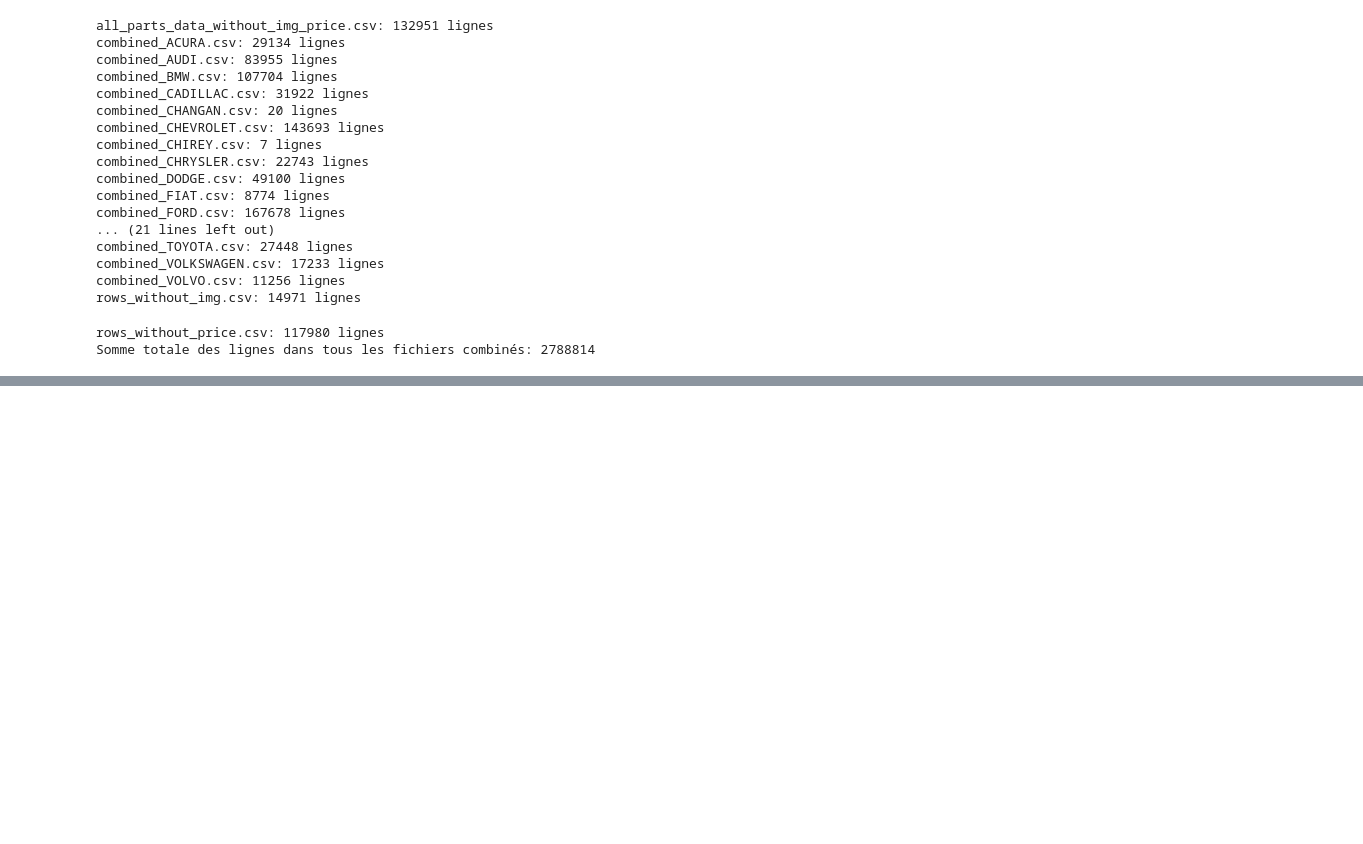
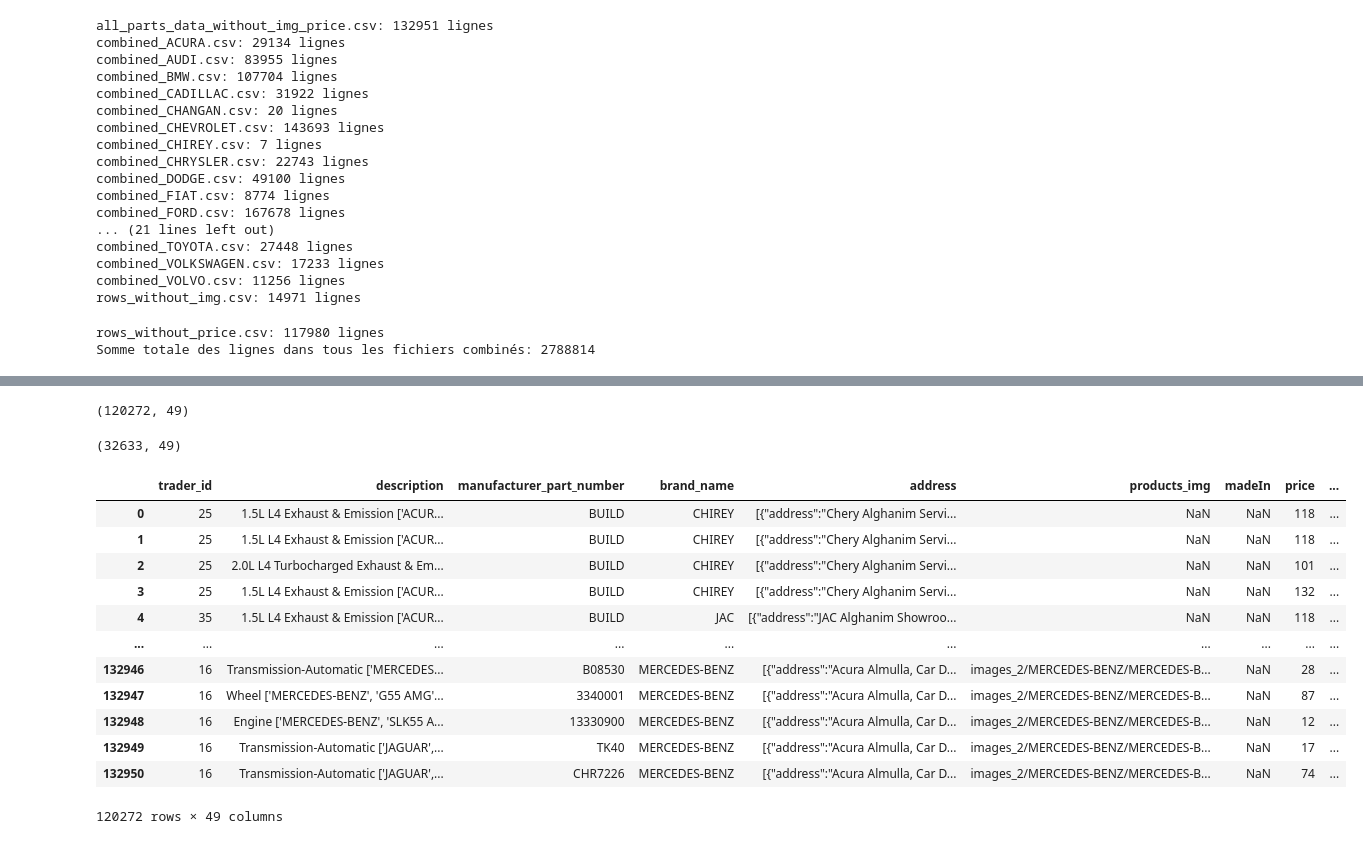
Before and after one commit to AbdelghaffourMouhsine/Mham_AWS_Car_Parts_Scraping_Project_v2, a Jupyter notebook: code.ipynb, the cells around one changed output, grey strips where cells are left out. Drawn from its saved outputs; the diff is of its cells as text; code cells hidden in the pictures; blank space fills up the shorter version.

Commit message:
adding prices to parts without prices

```diff
--- a/code.ipynb
+++ b/code.ipynb
@@ -774,6 +774,10 @@ import json
 
 folder_path = f'{main_folder_results}/combined_brands/updated_price_img_data'
 output_folder = f'{main_folder_results}/combined_brands/last_results'
+
+# folder_path = f'./results/last_results_products_without_price_img'
+# output_folder = f'./results/last_results_products_without_price_img'
+
 os.makedirs(output_folder, exist_ok=True)
 
 # Charger les fichiers traders_info.csv et agencies_locations.csv
@@ -804,7 +808,8 @@ for file_name in os.listdir(folder_path):
                 # Modifier 'trader_id' et 'products_img'
                 trader_id, brand_img = get_trader_info(brand_name)
                 df.at[i, 'trader_id'] = trader_id
-                df.at[i, 'products_img'] = df.at[i, 'products_img'].replace(f"images/{brand_name}", brand_img)
+                if pd.notna(df.at[i, 'products_img']):
+                    df.at[i, 'products_img'] = df.at[i, 'products_img'].replace(f"images/{brand_name}", brand_img)
 
                 # Modifier 'address' avec la structure JSON
                 address_info = get_agency_info(brand_name)
@@ -1319,0 +1293,5 @@ Somme totale des lignes dans tous les fichiers combinés: 2788814
+# %%
+import pandas as pd
+
+df1 = pd.read_csv('./results/combined_final_results/all_parts_data_without_img_price.csv')
+df1.shape
@@ -1319,0 +1315,50 @@ Somme totale des lignes dans tous les fichiers combinés: 2788814
+# %%
+df1 = df1.drop_duplicates(subset=['Brand', 'Year','Model', 'products_name','manufacturer_part_number','products_img','products_name_ar'])
+df1.shape
+# %% [output]
+(120272, 49)
+# %%
+df2 = pd.read_csv('./results/parts_data_with_price.csv')
+df2.shape
+# %% [output]
+(32633, 49)
+# %%
+import pandas as pd
+import math
+
+# Supposons que df1 et df2 soient les DataFrames
+# df1 contient des prix manquants
+# df2 contient des prix complets
+
+def get_price_from_df2(row, df2):
+    # Recherche des lignes correspondantes dans df2
+    match = df2[(df2['Brand'] == row['Brand']) &
+                (df2['Model'] == row['Model']) &
+                (df2['products_name'] == row['products_name'])]
+
+    if not match.empty:
+        # Récupérer le premier prix trouvé
+        price = match.iloc[0]['price']
+        # Convertir le prix en entier selon les règles
+        return math.ceil(price) if price - int(price) >= 0.5 else math.floor(price)
+    return row['price']  # Retourner le prix original s'il est déjà présent
+
+# Appliquer la fonction pour remplir les prix manquants
+df1['price'] = df1.apply(lambda row: get_price_from_df2(row, df2) if pd.isna(row['price']) else row['price'], axis=1)
+
+# Le DataFrame final est maintenant df1 avec les prix complétés
+df1
+# %% [output]
+|  | trader_id | description | manufacturer_part_number | brand_name | address | products_img | madeIn | price | ... |
+| 0 | 25 | 1.5L L4 Exhaust & Emission ['ACUR... | BUILD | CHIREY | [{"address":"Chery Alghanim Servi... | NaN | NaN | 118 | ... |
+| 1 | 25 | 1.5L L4 Exhaust & Emission ['ACUR... | BUILD | CHIREY | [{"address":"Chery Alghanim Servi... | NaN | NaN | 118 | ... |
+| 2 | 25 | 2.0L L4 Turbocharged Exhaust & Em... | BUILD | CHIREY | [{"address":"Chery Alghanim Servi... | NaN | NaN | 101 | ... |
+| 3 | 25 | 1.5L L4 Exhaust & Emission ['ACUR... | BUILD | CHIREY | [{"address":"Chery Alghanim Servi... | NaN | NaN | 132 | ... |
+| 4 | 35 | 1.5L L4 Exhaust & Emission ['ACUR... | BUILD | JAC | [{"address":"JAC Alghanim Showroo... | NaN | NaN | 118 | ... |
+| ... | ... | ... | ... | ... | ... | ... | ... | ... | ... |
+| 132946 | 16 | Transmission-Automatic ['MERCEDES... | B08530 | MERCEDES-BENZ | [{"address":"Acura Almulla, Car D... | images_2/MERCEDES-BENZ/MERCEDES-B... | NaN | 28 | ... |
+| 132947 | 16 | Wheel ['MERCEDES-BENZ', 'G55 AMG'... | 3340001 | MERCEDES-BENZ | [{"address":"Acura Almulla, Car D... | images_2/MERCEDES-BENZ/MERCEDES-B... | NaN | 87 | ... |
+| 132948 | 16 | Engine ['MERCEDES-BENZ', 'SLK55 A... | 13330900 | MERCEDES-BENZ | [{"address":"Acura Almulla, Car D... | images_2/MERCEDES-BENZ/MERCEDES-B... | NaN | 12 | ... |
+| 132949 | 16 | Transmission-Automatic ['JAGUAR',... | TK40 | MERCEDES-BENZ | [{"address":"Acura Almulla, Car D... | images_2/MERCEDES-BENZ/MERCEDES-B... | NaN | 17 | ... |
+| 132950 | 16 | Transmission-Automatic ['JAGUAR',... | CHR7226 | MERCEDES-BENZ | [{"address":"Acura Almulla, Car D... | images_2/MERCEDES-BENZ/MERCEDES-B... | NaN | 74 | ... |
+120272 rows × 49 columns
```
Also changed, not shown: parts of 23 cells of this notebook, 3 other files.
